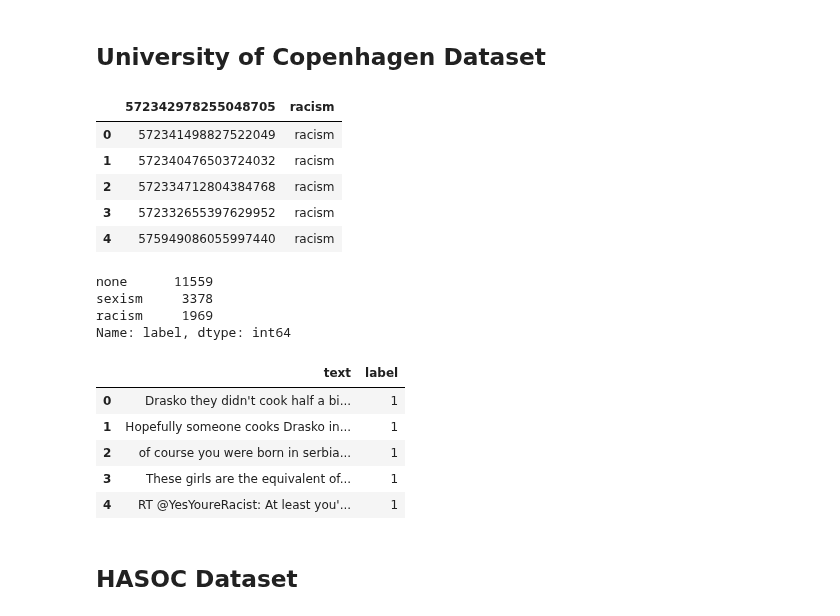
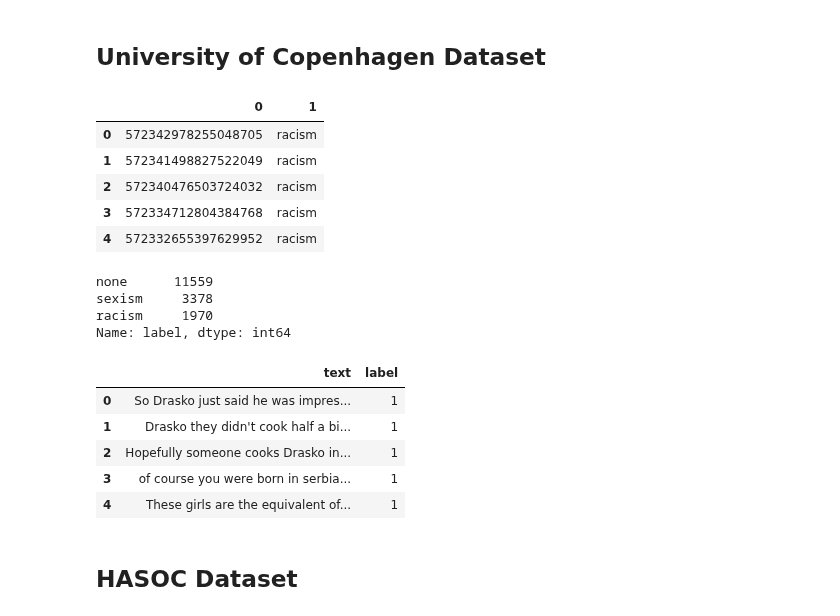
Before and after one commit to datascisteven/Automated-Hate-Tweet-Detection, a Jupyter notebook: notebooks/flask.ipynb, the cells around one changed output. Drawn from its saved outputs; the diff is of its cells as text; code cells hidden in the pictures.

```diff
--- a/notebooks/flask.ipynb
+++ b/notebooks/flask.ipynb
@@ -155,22 +155,22 @@ df_2.head()
 # %% [markdown]
 ## University of Copenhagen Dataset
 # %%
-df3 = pd.read_csv('data/hate_tweet/NAACL_SRW_2016.csv')
+df3 = pd.read_csv('../data/original/NAACL_SRW_2016.csv', header=None)
 df3.head()
 # %% [output]
-|  | 572342978255048705 | racism |
-| 0 | 572341498827522049 | racism |
-| 1 | 572340476503724032 | racism |
-| 2 | 572334712804384768 | racism |
-| 3 | 572332655397629952 | racism |
-| 4 | 575949086055997440 | racism |
+|  | 0 | 1 |
+| 0 | 572342978255048705 | racism |
+| 1 | 572341498827522049 | racism |
+| 2 | 572340476503724032 | racism |
+| 3 | 572334712804384768 | racism |
+| 4 | 572332655397629952 | racism |
 # %%
 df3.columns = ['id', 'label']
 df3.label.value_counts()
 # %% [output]
 none      11559
 sexism     3378
-racism     1969
+racism     1970
 Name: label, dtype: int64
 # %%
 df_racsex = df3[(df3['label']=='racism') | (df3['label']=='sexism')]
@@ -183,11 +183,11 @@ df_3 = df_3[['text', 'label']]
 df_3.head()
 # %% [output]
 |  | text | label |
-| 0 | Drasko they didn't cook half a bi... | 1 |
-| 1 | Hopefully someone cooks Drasko in... | 1 |
-| 2 | of course you were born in serbia... | 1 |
-| 3 | These girls are the equivalent of... | 1 |
-| 4 | RT @YesYoureRacist: At least you'... | 1 |
+| 0 | So Drasko just said he was impres... | 1 |
+| 1 | Drasko they didn't cook half a bi... | 1 |
+| 2 | Hopefully someone cooks Drasko in... | 1 |
+| 3 | of course you were born in serbia... | 1 |
+| 4 | These girls are the equivalent of... | 1 |
 # %% [markdown]
 ## HASOC Dataset
 # %%
```
Also changed, not shown: parts of 27 cells of this notebook, 15 other files.
